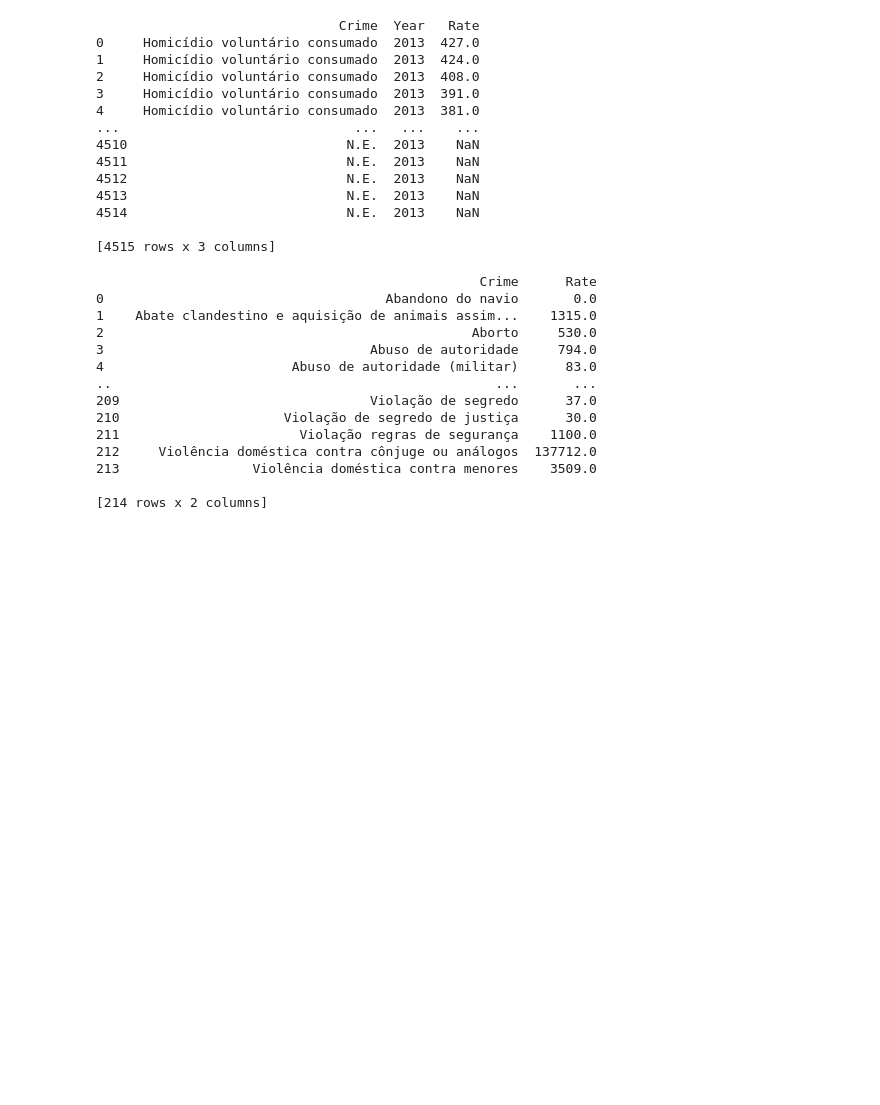
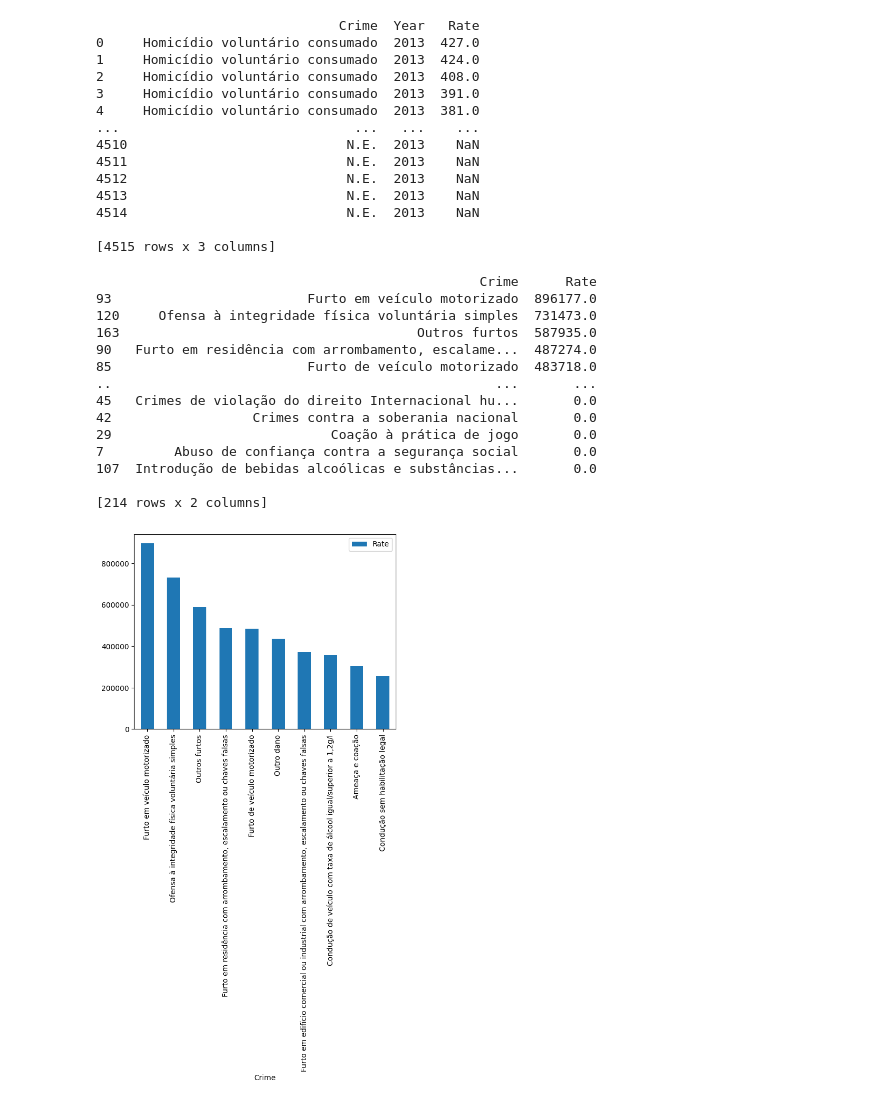
Before and after one commit to 0xrsfagundes/Portugal-Stats, a Jupyter notebook: Untitled-1.ipynb, the cells around one changed output. Saved outputs shown, nothing was run; the diff lists cells and outputs as text; code cells hidden in the pictures; blank space fills up the shorter version.

```diff
--- a/Untitled-1.ipynb
+++ b/Untitled-1.ipynb
@@ -46,21 +46,29 @@ print(df)
 
 [4515 rows x 3 columns]
 # %%
-grouped_df = df.groupby(['Crime'])['Rate'].sum().reset_index()
+grouped_df = df.groupby(['Crime'])['Rate'].sum().reset_index().sort_values(by='Rate', ascending=False)
 
 print(grouped_df)
 # %% [output]
                                                  Crime      Rate
-0                                    Abandono do navio       0.0
-1    Abate clandestino e aquisição de animais assim...    1315.0
-2                                               Aborto     530.0
-3                                  Abuso de autoridade     794.0
-4                        Abuso de autoridade (militar)      83.0
+93                         Furto em veículo motorizado  896177.0
+120     Ofensa à integridade física voluntária simples  731473.0
+163                                      Outros furtos  587935.0
+90   Furto em residência com arrombamento, escalame...  487274.0
+85                         Furto de veículo motorizado  483718.0
 ..                                                 ...       ...
-209                                Violação de segredo      37.0
-210                     Violação de segredo de justiça      30.0
-211                       Violação regras de segurança    1100.0
-212     Violência doméstica contra cônjuge ou análogos  137712.0
-213                 Violência doméstica contra menores    3509.0
+45   Crimes de violação do direito Internacional hu...       0.0
+42                  Crimes contra a soberania nacional       0.0
+29                            Coação à prática de jogo       0.0
+7         Abuso de confiança contra a segurança social       0.0
+107  Introdução de bebidas alcoólicas e substâncias...       0.0
 
 [214 rows x 2 columns]
+# %%
+import matplotlib.pyplot as plt
+
+top_10 = grouped_df.nlargest(10,'Rate').reset_index()
+top_10.plot(kind='bar',x='Crime',y='Rate')
+plt.show()
+# %% [output]
+[figure, added]
```
Also changed, not shown: parts of 1 cell of this notebook.
